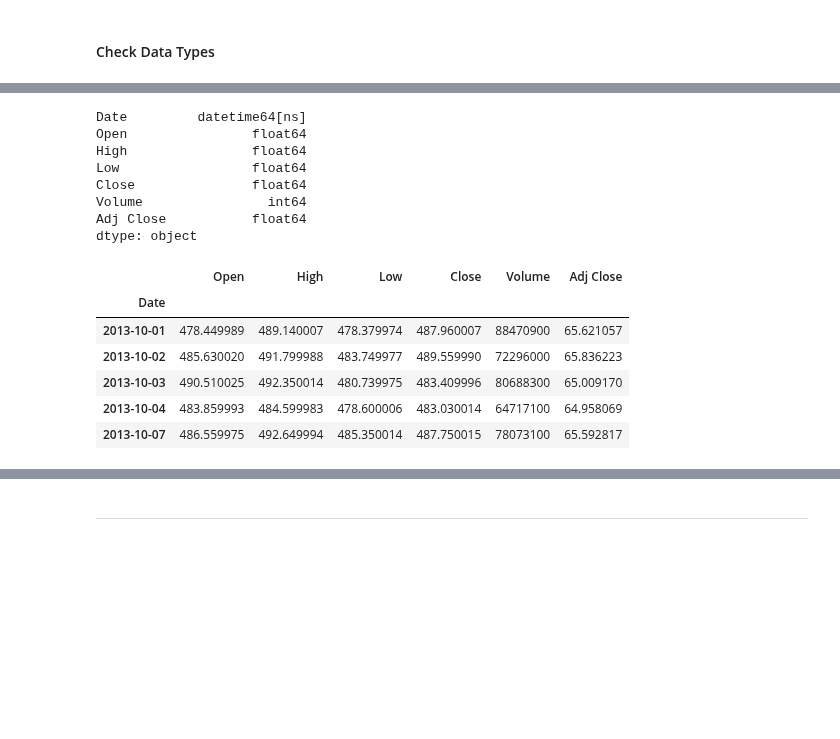
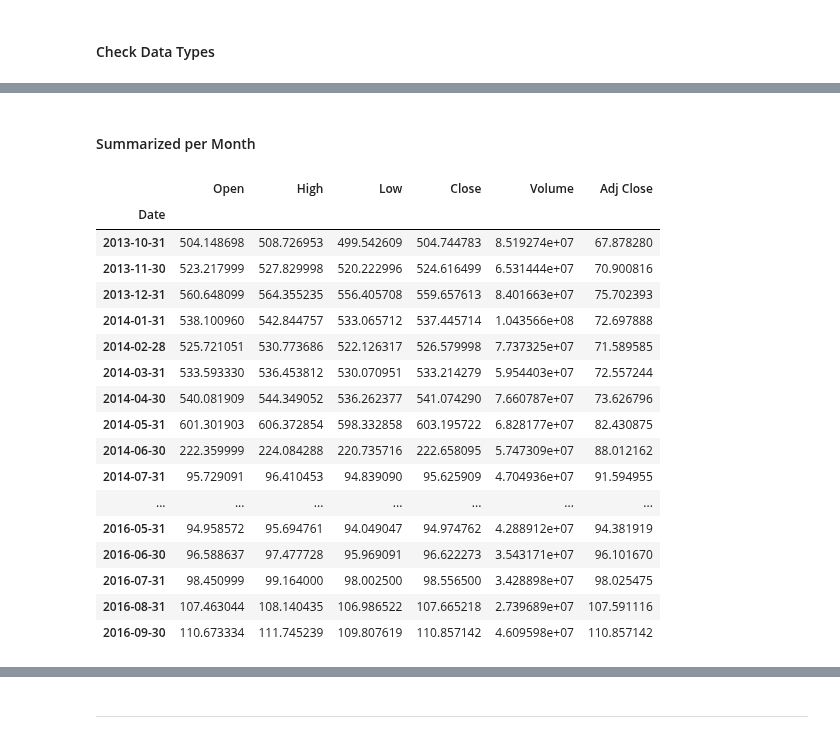
Before and after one commit to CFerraren/Python-Matplotlib, a Jupyter notebook: 1.2_Bar Plot.ipynb, the cells around one changed output, grey strips where cells are left out. Cells and saved outputs as stored; diff of their text form; code cells hidden in the pictures; blank space fills up the shorter version.

```diff
--- a/1.2_Bar Plot.ipynb
+++ b/1.2_Bar Plot.ipynb
@@ -54,27 +67,26 @@ aapl['Date'] = pd.to_datetime(aapl.Date)
-# %%
-#Check again datatypes
-
-aapl.dtypes
-# %% [output]
-Date         datetime64[ns]
-Open                float64
-High                float64
-Low                 float64
-Close               float64
-Volume                int64
-Adj Close           float64
-dtype: object
-# %%
-#Set the index to Date
-
-
-aapl.set_index('Date', inplace=True)
-aapl.head()
-# %% [output]
-|  | Open | High | Low | Close | Volume | Adj Close |
-| Date |  |  |  |  |  |  |
-| 2013-10-01 | 478.449989 | 489.140007 | 478.379974 | 487.960007 | 88470900 | 65.621057 |
-| 2013-10-02 | 485.630020 | 491.799988 | 483.749977 | 489.559990 | 72296000 | 65.836223 |
-| 2013-10-03 | 490.510025 | 492.350014 | 480.739975 | 483.409996 | 80688300 | 65.009170 |
-| 2013-10-04 | 483.859993 | 484.599983 | 478.600006 | 483.030014 | 64717100 | 64.958069 |
-| 2013-10-07 | 486.559975 | 492.649994 | 485.350014 | 487.750015 | 78073100 | 65.592817 |
+# %% [markdown]
+#### Summarized per Month
+# %%
+# Summarizing Stocks by Month
+
+df = aapl.resample('M').mean()
+df
+# %% [output]
+|  | Open | High | Low | Close | Volume | Adj Close |
+| Date |  |  |  |  |  |  |
+| 2013-10-31 | 504.148698 | 508.726953 | 499.542609 | 504.744783 | 8.519274e+07 | 67.878280 |
+| 2013-11-30 | 523.217999 | 527.829998 | 520.222996 | 524.616499 | 6.531444e+07 | 70.900816 |
+| 2013-12-31 | 560.648099 | 564.355235 | 556.405708 | 559.657613 | 8.401663e+07 | 75.702393 |
+| 2014-01-31 | 538.100960 | 542.844757 | 533.065712 | 537.445714 | 1.043566e+08 | 72.697888 |
+| 2014-02-28 | 525.721051 | 530.773686 | 522.126317 | 526.579998 | 7.737325e+07 | 71.589585 |
+| 2014-03-31 | 533.593330 | 536.453812 | 530.070951 | 533.214279 | 5.954403e+07 | 72.557244 |
+| 2014-04-30 | 540.081909 | 544.349052 | 536.262377 | 541.074290 | 7.660787e+07 | 73.626796 |
+| 2014-05-31 | 601.301903 | 606.372854 | 598.332858 | 603.195722 | 6.828177e+07 | 82.430875 |
+| 2014-06-30 | 222.359999 | 224.084288 | 220.735716 | 222.658095 | 5.747309e+07 | 88.012162 |
+| 2014-07-31 | 95.729091 | 96.410453 | 94.839090 | 95.625909 | 4.704936e+07 | 91.594955 |
+| ... | ... | ... | ... | ... | ... | ... |
+| 2016-05-31 | 94.958572 | 95.694761 | 94.049047 | 94.974762 | 4.288912e+07 | 94.381919 |
+| 2016-06-30 | 96.588637 | 97.477728 | 95.969091 | 96.622273 | 3.543171e+07 | 96.101670 |
+| 2016-07-31 | 98.450999 | 99.164000 | 98.002500 | 98.556500 | 3.428898e+07 | 98.025475 |
+| 2016-08-31 | 107.463044 | 108.140435 | 106.986522 | 107.665218 | 2.739689e+07 | 107.591116 |
+| 2016-09-30 | 110.673334 | 111.745239 | 109.807619 | 110.857142 | 4.609598e+07 | 110.857142 |
```
Also changed, not shown: parts of 15 cells of this notebook, 2 other files.
